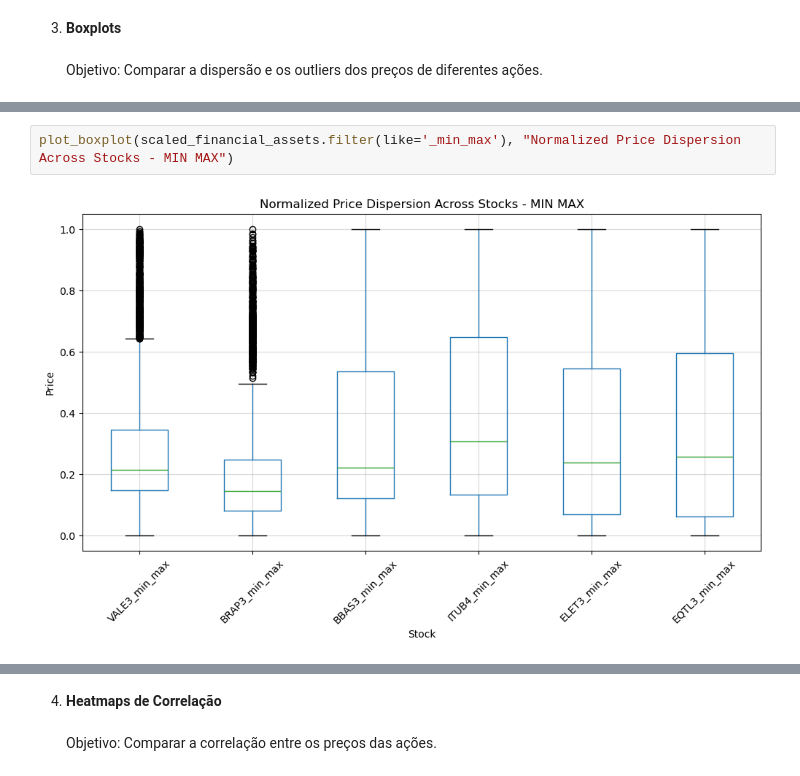
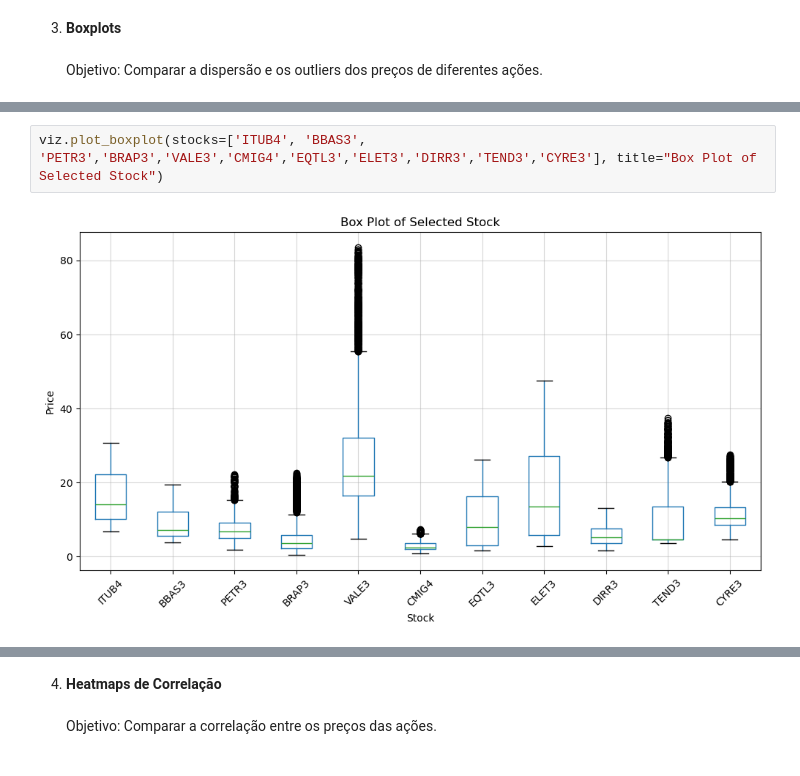
Before and after one commit to diogobrasil/analises-tcc-cripto, a Jupyter notebook: main/notebooks/b3_analysis_charts/comparisons.ipynb, the cells around one changed output, grey strips where cells are left out. Drawn from its saved outputs; the diff is of its cells as text.

```diff
--- a/main/notebooks/b3_analysis_charts/comparisons.ipynb
+++ b/main/notebooks/b3_analysis_charts/comparisons.ipynb
@@ -71,4 +39,4 @@ plot_boxplot(stock_data,"Price Dispersion Across Stocks")
-# %%
-plot_boxplot(scaled_financial_assets.filter(like='_min_max'), "Normalized Price Dispersion Across Stocks - MIN MAX")
-# %% [output]
-[figure, removed]
+# %%
+viz.plot_boxplot(stocks=['ITUB4', 'BBAS3', 'PETR3','BRAP3','VALE3','CMIG4','EQTL3','ELET3','DIRR3','TEND3','CYRE3'], title="Box Plot of Selected Stock")
+# %% [output]
+[figure, added]
```
Also changed, not shown: parts of 16 cells of this notebook, 3 other files.
